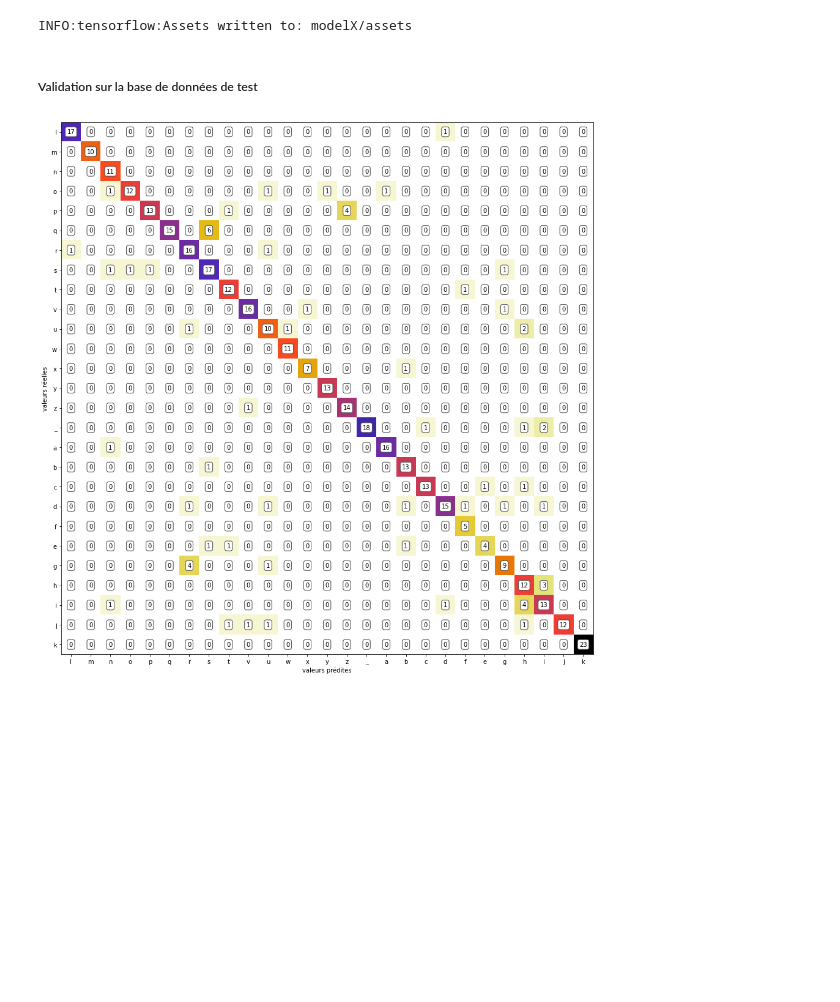
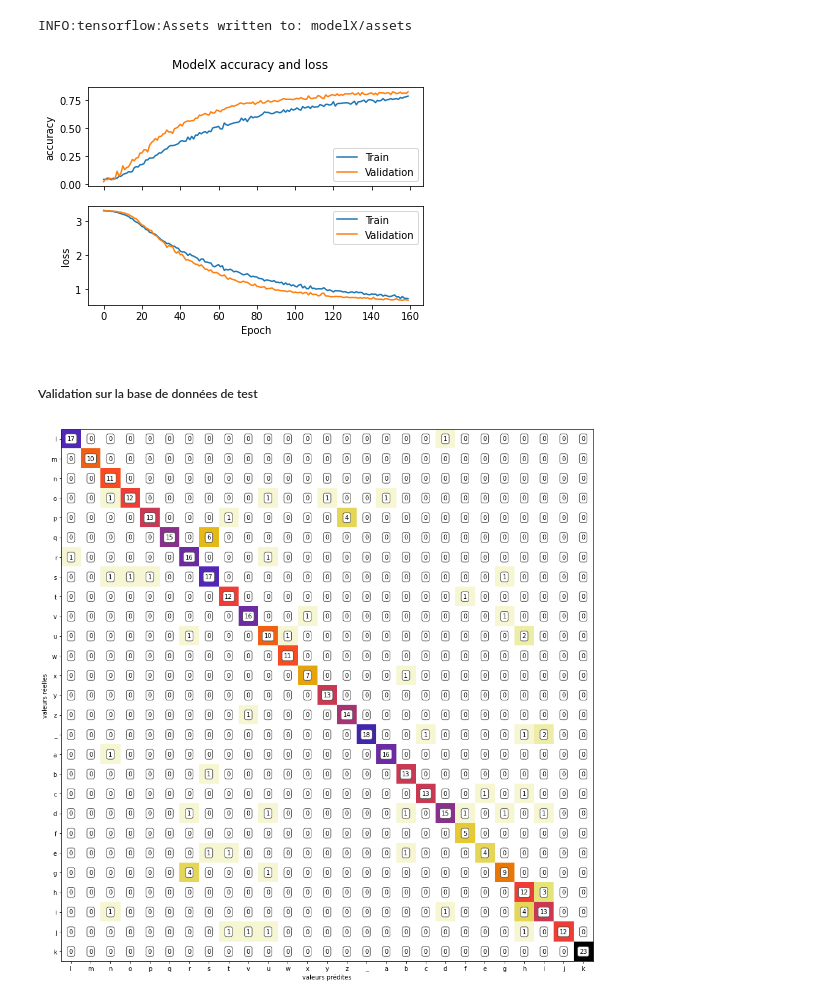
Before and after one commit to LueMar-R/P29_langage_signes_alphabet, a Jupyter notebook: 02_classification_signes.ipynb, the cells around one changed output. Saved outputs shown, nothing was run; the diff lists cells and outputs as text; code cells hidden in the pictures; blank space fills up the shorter version.

```diff
--- a/02_classification_signes.ipynb
+++ b/02_classification_signes.ipynb
@@ -389,6 +373,23 @@ Epoch 20/20
 modelX.save('modelX')
 # %% [output]
 INFO:tensorflow:Assets written to: modelX/assets
+# %%
+from keras.callbacks import History
+# plotting of loss and accuracy evolution
+fig, (ax1, ax2) = plt.subplots(2, sharex=True)
+fig.suptitle('ModelX accuracy and loss')
+ax1.plot(history.history['accuracy'])
+ax1.plot(history.history['val_accuracy'])
+ax1.set_ylabel('accuracy')
+ax1.legend(['Train', 'Validation'], loc='lower right')
+ax2.plot(history.history['loss'])
+ax2.plot(history.history['val_loss'])
+ax2.set_ylabel('loss')
+ax2.set_xlabel('Epoch')
+ax2.legend(['Train', 'Validation'], loc='upper right')
+fig.show()
+# %% [output]
+[figure, added]
 # %% [markdown]
 ##### Validation sur la base de données de test
 # %%
```
Also changed, not shown: parts of 5 cells of this notebook.
